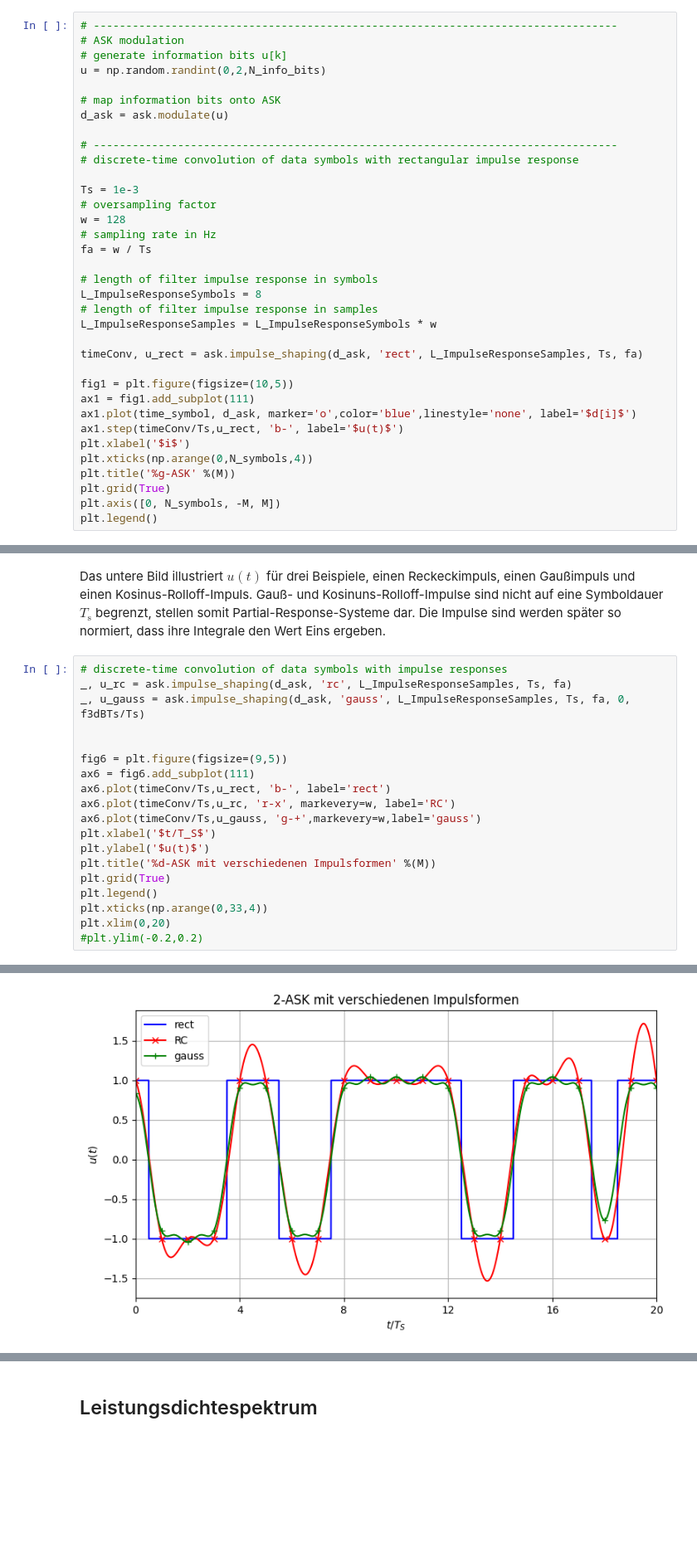
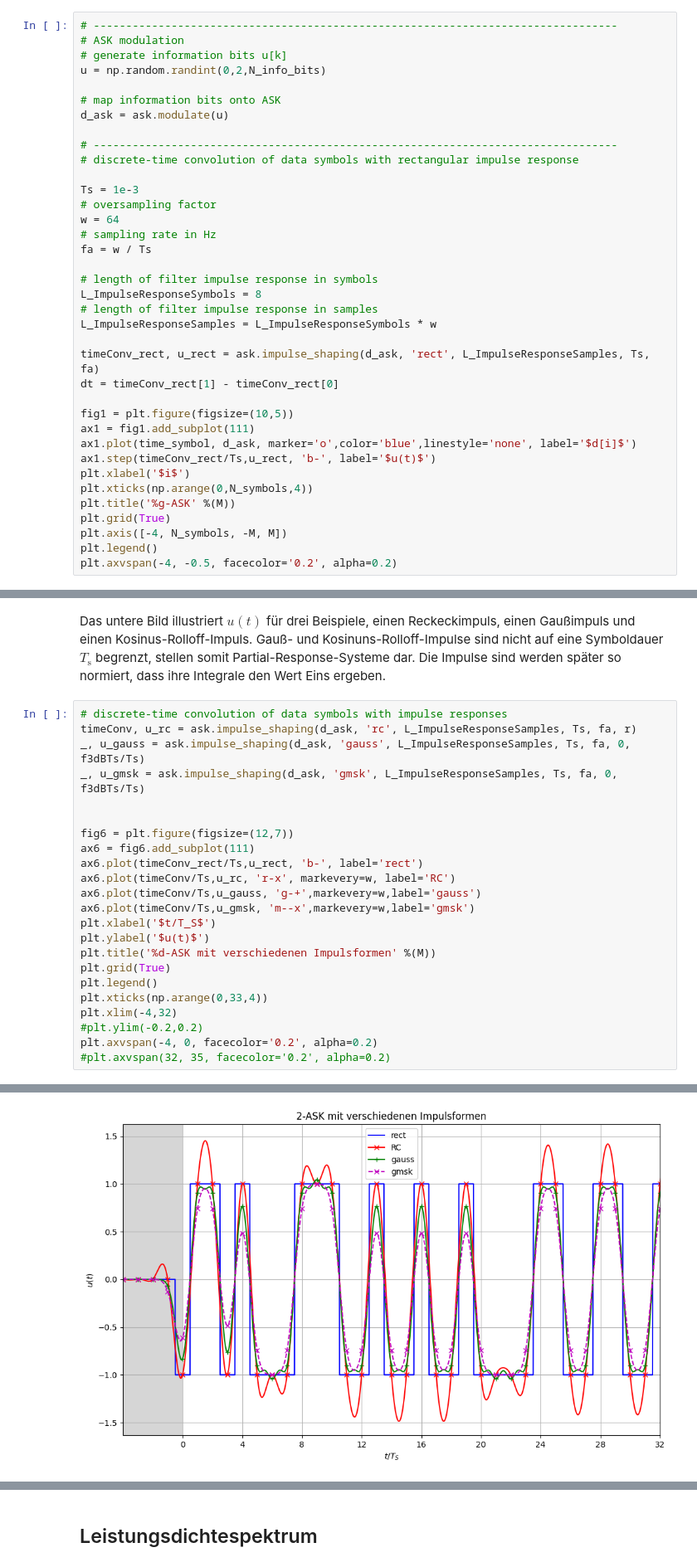
Before and after one commit to VK-NT2024/Nachrichtentechnik-Lecture, a Jupyter notebook: Part3-SignalsSystems/NT-DigModFSK.ipynb, the cells around one changed output, grey strips where cells are left out. Shown: that part at 83% size. Saved outputs shown, nothing was run; the diff lists cells and outputs as text; blank space fills up the shorter version.

```diff
--- a/Part3-SignalsSystems/NT-DigModFSK.ipynb
+++ b/Part3-SignalsSystems/NT-DigModFSK.ipynb
@@ -104,7 +104,7 @@ d_ask = ask.modulate(u)
 
 Ts = 1e-3
 # oversampling factor
-w = 128
+w = 64
 # sampling rate in Hz
 fa = w / Ts
 
@@ -113,16 +113,18 @@ L_ImpulseResponseSymbols = 8
 # length of filter impulse response in samples
 L_ImpulseResponseSamples = L_ImpulseResponseSymbols * w
 
-timeConv, u_rect = ask.impulse_shaping(d_ask, 'rect', L_ImpulseResponseSamples, Ts, fa)
+timeConv_rect, u_rect = ask.impulse_shaping(d_ask, 'rect', L_ImpulseResponseSamples, Ts, fa)
+dt = timeConv_rect[1] - timeConv_rect[0]
 
 fig1 = plt.figure(figsize=(10,5))
 ax1 = fig1.add_subplot(111)
 ax1.plot(time_symbol, d_ask, marker='o',color='blue',linestyle='none', label='$d[i]$')
-ax1.step(timeConv/Ts,u_rect, 'b-', label='$u(t)$')
+ax1.step(timeConv_rect/Ts,u_rect, 'b-', label='$u(t)$')
 plt.xlabel('$i$')
 plt.xticks(np.arange(0,N_symbols,4))
 plt.title('%g-ASK' %(M))
 plt.grid(True)
-plt.axis([0, N_symbols, -M, M])
+plt.axis([-4, N_symbols, -M, M])
 plt.legend()
+plt.axvspan(-4, -0.5, facecolor='0.2', alpha=0.2)
 # %% [output]
@@ -311,21 +331,25 @@ plt.legend()
 Das untere Bild illustriert $u(t)$ für drei Beispiele, einen Reckeckimpuls, einen Gaußimpuls und einen Kosinus-Rolloff-Impuls. Gauß- und Kosinuns-Rolloff-Impulse sind nicht auf eine Symboldauer $T_{\mathrm{s}}$ begrenzt, stellen somit Partial-Response-Systeme dar. Die Impulse sind werden später so normiert, dass ihre Integrale den Wert Eins ergeben.
 # %%
 # discrete-time convolution of data symbols with impulse responses
-_, u_rc = ask.impulse_shaping(d_ask, 'rc', L_ImpulseResponseSamples, Ts, fa)
+timeConv, u_rc = ask.impulse_shaping(d_ask, 'rc', L_ImpulseResponseSamples, Ts, fa, r)
 _, u_gauss = ask.impulse_shaping(d_ask, 'gauss', L_ImpulseResponseSamples, Ts, fa, 0, f3dBTs/Ts)
+_, u_gmsk = ask.impulse_shaping(d_ask, 'gmsk', L_ImpulseResponseSamples, Ts, fa, 0, f3dBTs/Ts)
 
 
-fig6 = plt.figure(figsize=(9,5))
+fig6 = plt.figure(figsize=(12,7))
 ax6 = fig6.add_subplot(111)
-ax6.plot(timeConv/Ts,u_rect, 'b-', label='rect')
+ax6.plot(timeConv_rect/Ts,u_rect, 'b-', label='rect')
 ax6.plot(timeConv/Ts,u_rc, 'r-x', markevery=w, label='RC')
 ax6.plot(timeConv/Ts,u_gauss, 'g-+',markevery=w,label='gauss')
+ax6.plot(timeConv/Ts,u_gmsk, 'm--x',markevery=w,label='gmsk')
 plt.xlabel('$t/T_S$')
 plt.ylabel('$u(t)$')
 plt.title('%d-ASK mit verschiedenen Impulsformen' %(M))
 plt.grid(True)
 plt.legend()
 plt.xticks(np.arange(0,33,4))
-plt.xlim(0,20)
+plt.xlim(-4,32)
 #plt.ylim(-0.2,0.2)
+plt.axvspan(-4, 0, facecolor='0.2', alpha=0.2)
+#plt.axvspan(32, 35, facecolor='0.2', alpha=0.2)
 # %% [output]
@@ -333,3 +357,3 @@ plt.xlim(0,20)
-[figure, old version]
+[figure, new version]
 # %%
 # integration over time
```
Also changed, not shown: parts of 9 cells of this notebook, 2 other files.
